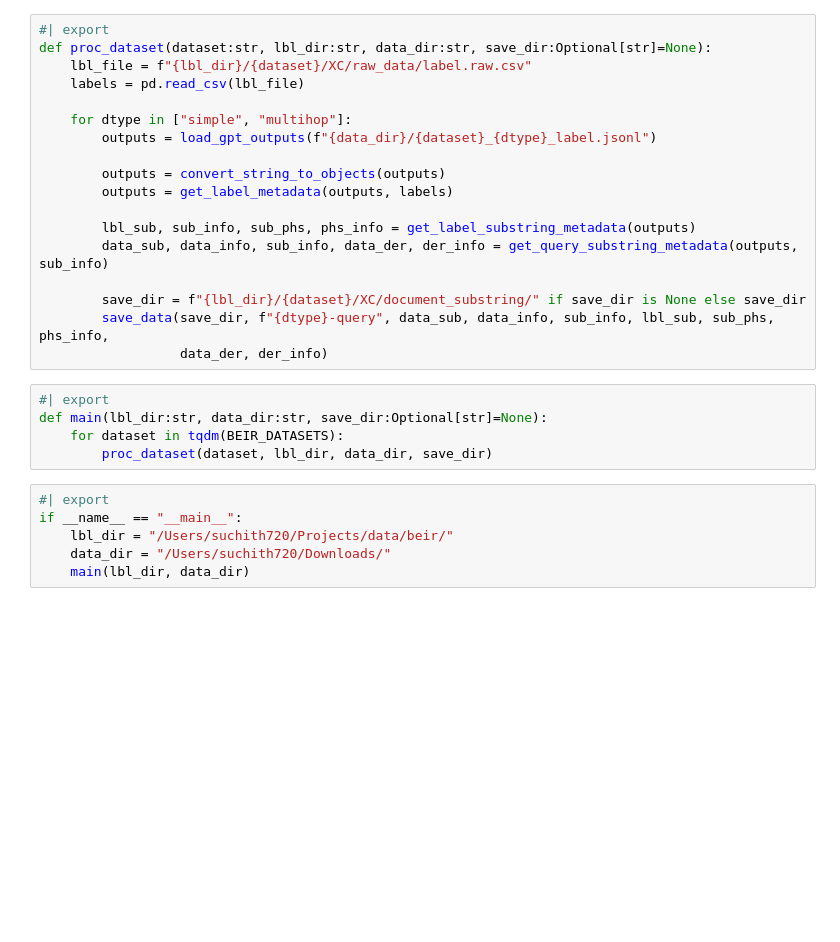
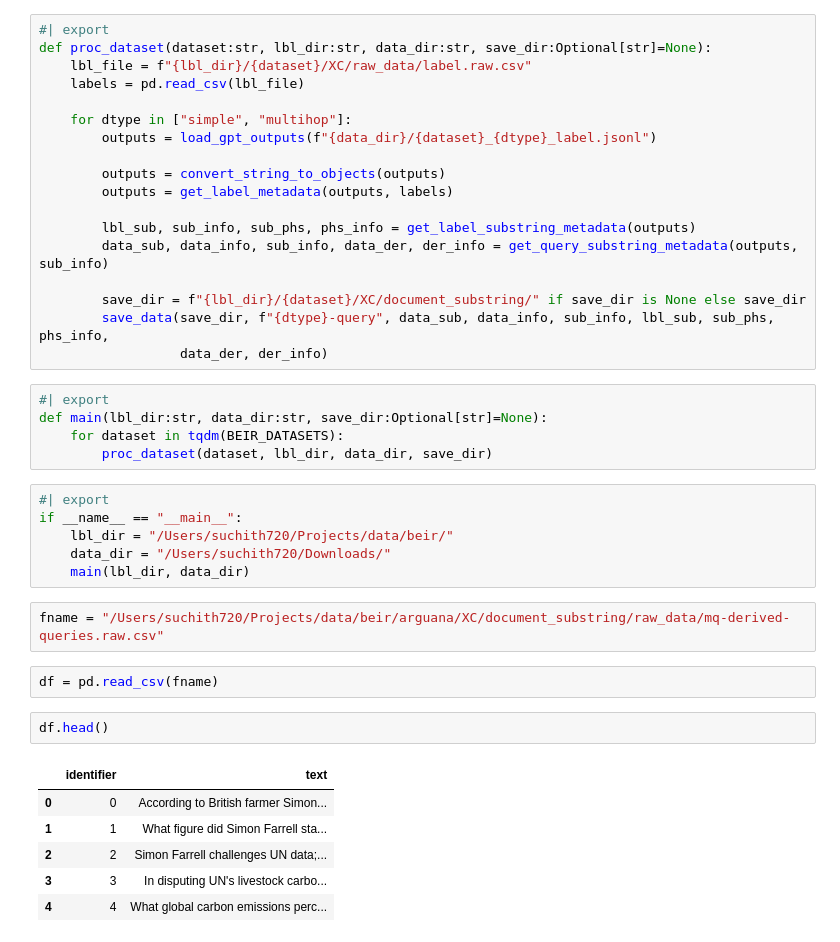
Before and after one commit to suchith720/sugar, a Jupyter notebook: nbs/26_beir-substring-metadata.ipynb, the cells around one changed output. Saved outputs shown, nothing was run; the diff lists cells and outputs as text; blank space fills up the shorter version.

Commit message:
updated 25_msmarco-substring

```diff
--- a/nbs/26_beir-substring-metadata.ipynb
+++ b/nbs/26_beir-substring-metadata.ipynb
@@ -273,3 +273,16 @@ if __name__ == "__main__":
     lbl_dir = "/Users/suchith720/Projects/data/beir/"
     data_dir = "/Users/suchith720/Downloads/"
     main(lbl_dir, data_dir)
+# %%
+fname = "/Users/suchith720/Projects/data/beir/arguana/XC/document_substring/raw_data/mq-derived-queries.raw.csv"
+# %%
+df = pd.read_csv(fname)
+# %%
+df.head()
+# %% [output]
+|  | identifier | text |
+| 0 | 0 | According to British farmer Simon... |
+| 1 | 1 | What figure did Simon Farrell sta... |
+| 2 | 2 | Simon Farrell challenges UN data;... |
+| 3 | 3 | In disputing UN's livestock carbo... |
+| 4 | 4 | What global carbon emissions perc... |
```
Also changed, not shown: 2 other files.
